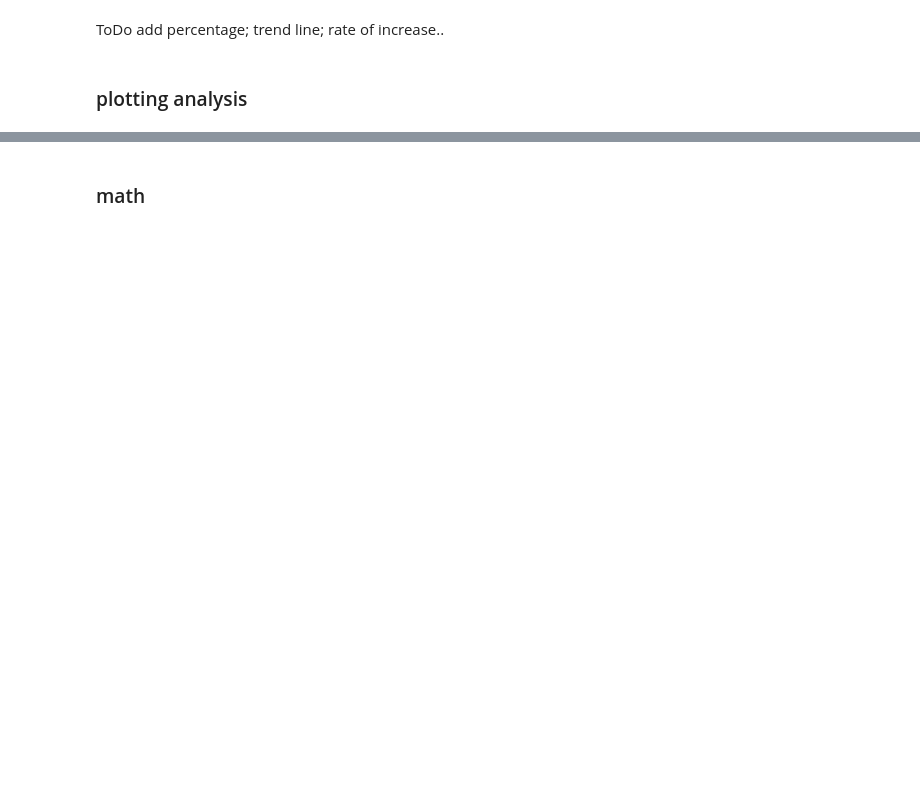
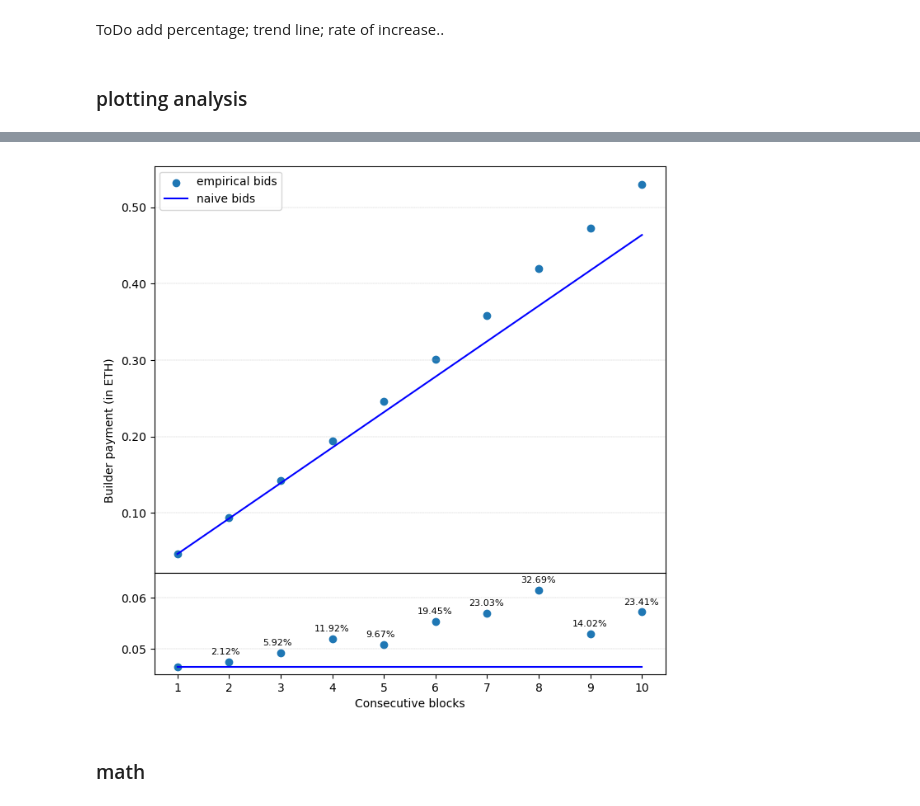
Before and after one commit to vivowa/mmev, a Jupyter notebook: lightblocks_testrun.ipynb, the cells around one changed output, grey strips where cells are left out. Cells and saved outputs as stored; diff of their text form; code cells hidden in the pictures; blank space fills up the shorter version.

```diff
--- a/lightblocks_testrun.ipynb
+++ b/lightblocks_testrun.ipynb
@@ -301,3 +500,40 @@ See the caveats in the documentation: https://pandas.pydata.org/pandas-docs/stab
+# %%
+fig = plt.figure(figsize=(8,8))
+gs = fig.add_gridspec(2, hspace=0, height_ratios=[4, 1])
+axs = gs.subplots(sharex=True)
+
+axs[0].scatter(temp, slc['block_reward'].groupby(slc['count']).median().cumsum())
+axs[0].plot([1, 10], [list(slc['block_reward'].groupby(slc['count']).median())[0], list(slc['block_reward'].groupby(slc['count']).median())[0]*len(list(slc['block_reward'].groupby(slc['count']).median()))], color='blue')
+axs[0].grid(axis='y', linestyle='--', linewidth=.25)
+
+
+axs[1].scatter(temp, slc['block_reward'].groupby(slc['count']).median())
+axs[1].set_ylim(0.045, 0.065)
+axs[1].plot([1, 10], [slc[slc['count']==1].median(), slc[slc['count']==1].median()], color='blue')
+axs[1].grid(axis='y', linestyle='--', linewidth=.25)
+
+for i in range(1,len(temp)):
+    axs[1].text(temp[i]-.35, list(slc['block_reward'].groupby(slc['count']).median())[i]+.0015, s=f'{distance[i]}', fontdict=dict(fontsize=8))
+
+axs[0].legend(['empirical bids', 'naive bids'])
+
+axs[0].set_ylabel('Builder payment (in ETH)')
+axs[0].yaxis.set_label_coords(-0.075, .35)
+plt.xlabel('Consecutive blocks')
+vals = axs[0].get_yticks()
+axs[0].set_yticklabels(['{:,.2f}'.format(x) for x in vals])
+vals = axs[1].get_yticks()
+axs[1].set_yticklabels(['{:,.2f}'.format(x) for x in vals])
+plt.xticks(temp)
+
+# Hide x labels and tick labels for all but bottom plot.
+for ax in axs:
+    ax.label_outer()
+
+plt.savefig(f'figures/payment_entity.png')
+plt.show()
+# %% [output]
+[figure, added]
 # %%
 def q25(x):
     return x.quantile(0.25)
```
Also changed, not shown: parts of 58 cells of this notebook, 4 other files.
